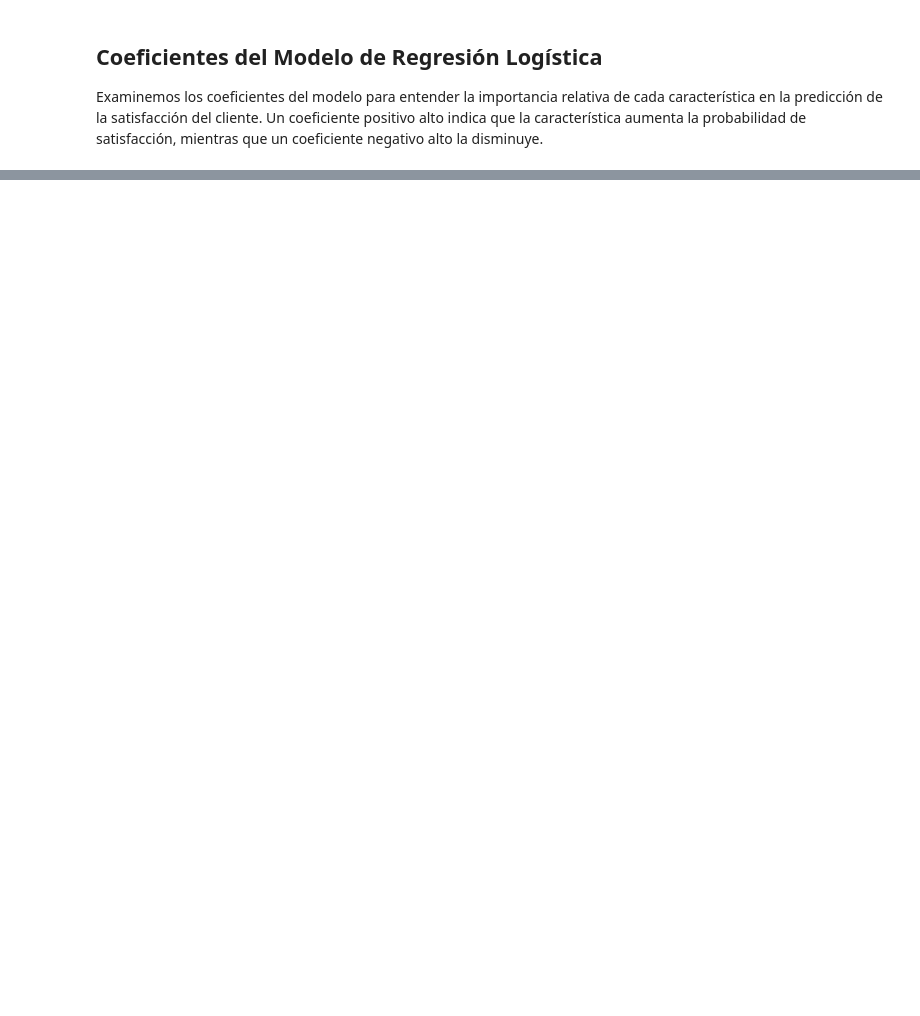
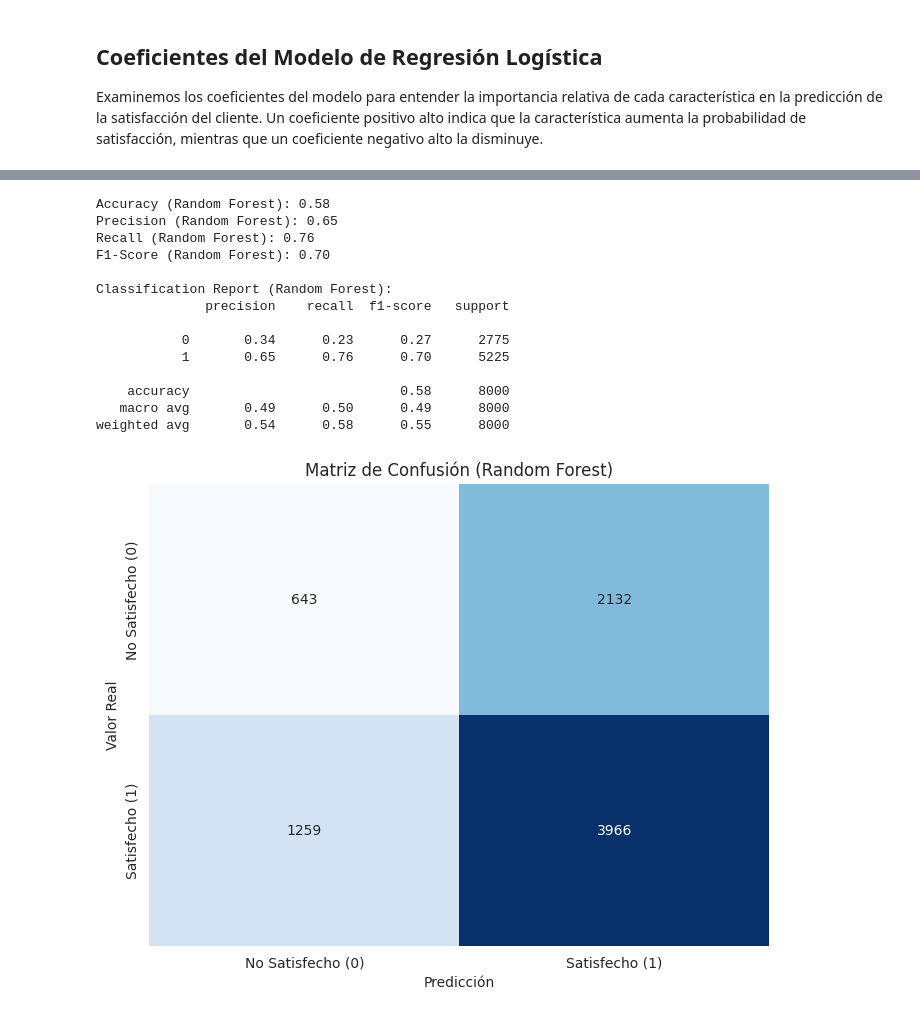
Before and after one commit to signur43/Curso_DataScience, a Jupyter notebook: proyecto_90460_data.ipynb, the cells around one changed output, grey strips where cells are left out. Saved outputs shown, nothing was run; the diff lists cells and outputs as text; code cells hidden in the pictures; blank space fills up the shorter version.

```diff
--- a/proyecto_90460_data.ipynb
+++ b/proyecto_90460_data.ipynb
@@ -858,0 +905,11 @@ Los 20 coeficientes más influyentes del modelo de Regresión Logística para Sa
+# %%
+from sklearn.ensemble import RandomForestClassifier
+
+# Inicializar y entrenar el modelo de Random Forest
+# Usamos class_weight='balanced' para manejar el desequilibrio de clases
+rf_model = RandomForestClassifier(n_estimators=100, random_state=42, class_weight='balanced', n_jobs=-1)
+rf_model.fit(X_train_clf, y_train_clf)
+
+# Realizar predicciones en el conjunto de prueba
+y_pred_rf = rf_model.predict(X_test_clf)
+y_pred_proba_rf = rf_model.predict_proba(X_test_clf)[:, 1] # Probabilidad de ser 1 (satisfecho)
@@ -858,0 +920,35 @@ Los 20 coeficientes más influyentes del modelo de Regresión Logística para Sa
+# %%
+print(f"Accuracy (Random Forest): {accuracy_score(y_test_clf, y_pred_rf):.2f}")
+print(f"Precision (Random Forest): {precision_score(y_test_clf, y_pred_rf):.2f}")
+print(f"Recall (Random Forest): {recall_score(y_test_clf, y_pred_rf):.2f}")
+print(f"F1-Score (Random Forest): {f1_score(y_test_clf, y_pred_rf):.2f}")
+
+print("\nClassification Report (Random Forest):")
+print(classification_report(y_test_clf, y_pred_rf))
+
+# Matriz de Confusión
+cm_rf = confusion_matrix(y_test_clf, y_pred_rf)
+plt.figure(figsize=(8, 6))
+sns.heatmap(cm_rf, annot=True, fmt='d', cmap='Blues', cbar=False,
+            xticklabels=['No Satisfecho (0)', 'Satisfecho (1)'],
+            yticklabels=['No Satisfecho (0)', 'Satisfecho (1)'])
+plt.xlabel('Predicción')
+plt.ylabel('Valor Real')
+plt.title('Matriz de Confusión (Random Forest)')
+plt.show()
+# %% [output]
+Accuracy (Random Forest): 0.58
+Precision (Random Forest): 0.65
+Recall (Random Forest): 0.76
+F1-Score (Random Forest): 0.70
+
+Classification Report (Random Forest):
+              precision    recall  f1-score   support
+
+           0       0.34      0.23      0.27      2775
+           1       0.65      0.76      0.70      5225
+
+    accuracy                           0.58      8000
+   macro avg       0.49      0.50      0.49      8000
+weighted avg       0.54      0.58      0.55      8000
+[figure, added]
```
Also changed, not shown: parts of 24 cells of this notebook.
